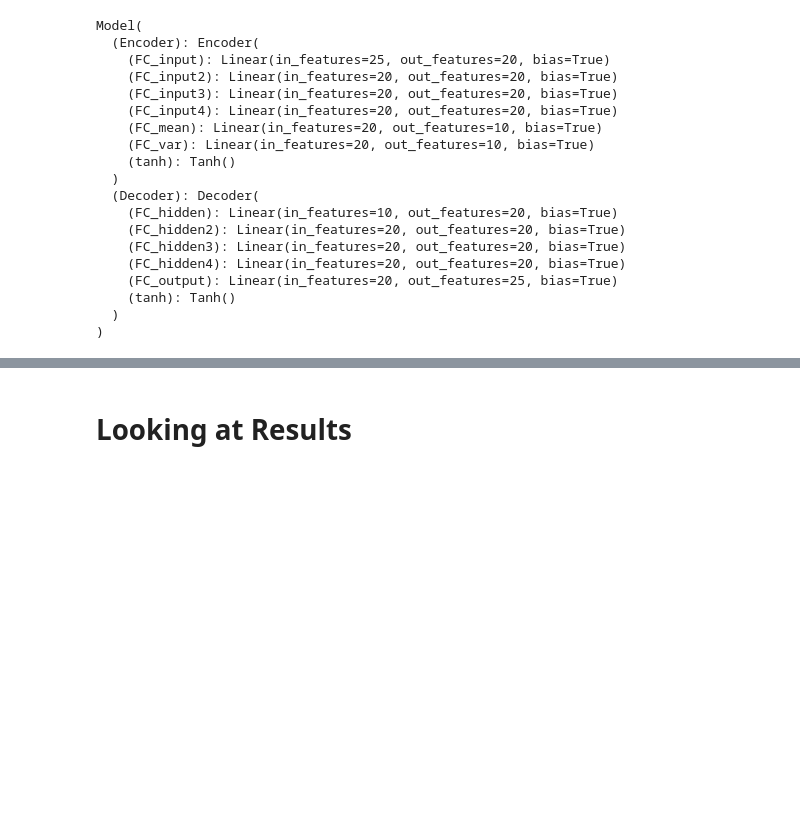
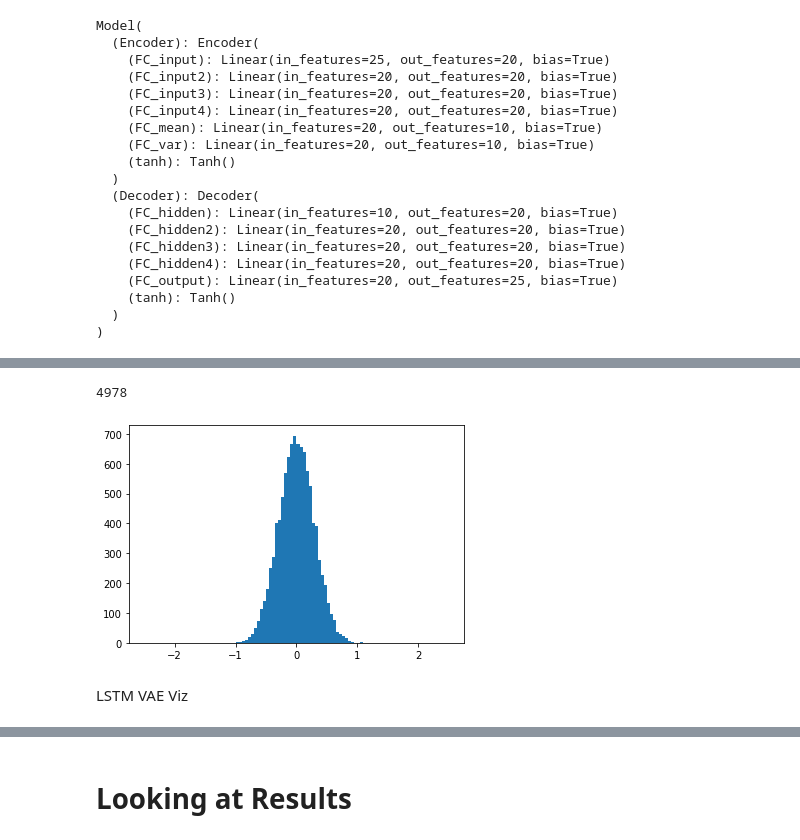
Before and after one commit to manleyroberts/filter-generation, a Jupyter notebook: visualization/Visualization-soundarya.ipynb, the cells around one changed output, grey strips where cells are left out. Saved outputs shown, nothing was run; the diff lists cells and outputs as text; code cells hidden in the pictures; blank space fills up the shorter version.

Commit message:
final experiments lstm vae

```diff
--- a/visualization/Visualization-soundarya.ipynb
+++ b/visualization/Visualization-soundarya.ipynb
@@ -284,0 +331,24 @@ IndexError: index 8 is out of bounds for axis 1 with size 8
+# %%
+import matplotlib
+def histogram_random(num_samples):
+
+    vals = []
+    uuids = os.listdir(filterpath)
+    num_over_0 = 0
+    for f in range(num_samples):
+        file = np.random.choice(uuids, replace=True)
+        filter = (vmin - vmax) * torch.rand(5, 5) + vmax
+        idx = np.random.choice(8)
+        vals.append(np.mean(filter.detach().cpu().numpy()))
+        if vals[-1] > 0:
+            num_over_0 += 1
+    plt.hist(vals, bins=100,range=(-2.5,2.5))
+    print(num_over_0)
+
+
+histogram_random(10000)
+# %% [output]
+4978
+[figure, added]
+# %% [markdown]
+LSTM VAE Viz
```
Also changed, not shown: parts of 23 cells of this notebook, 3 other files.
